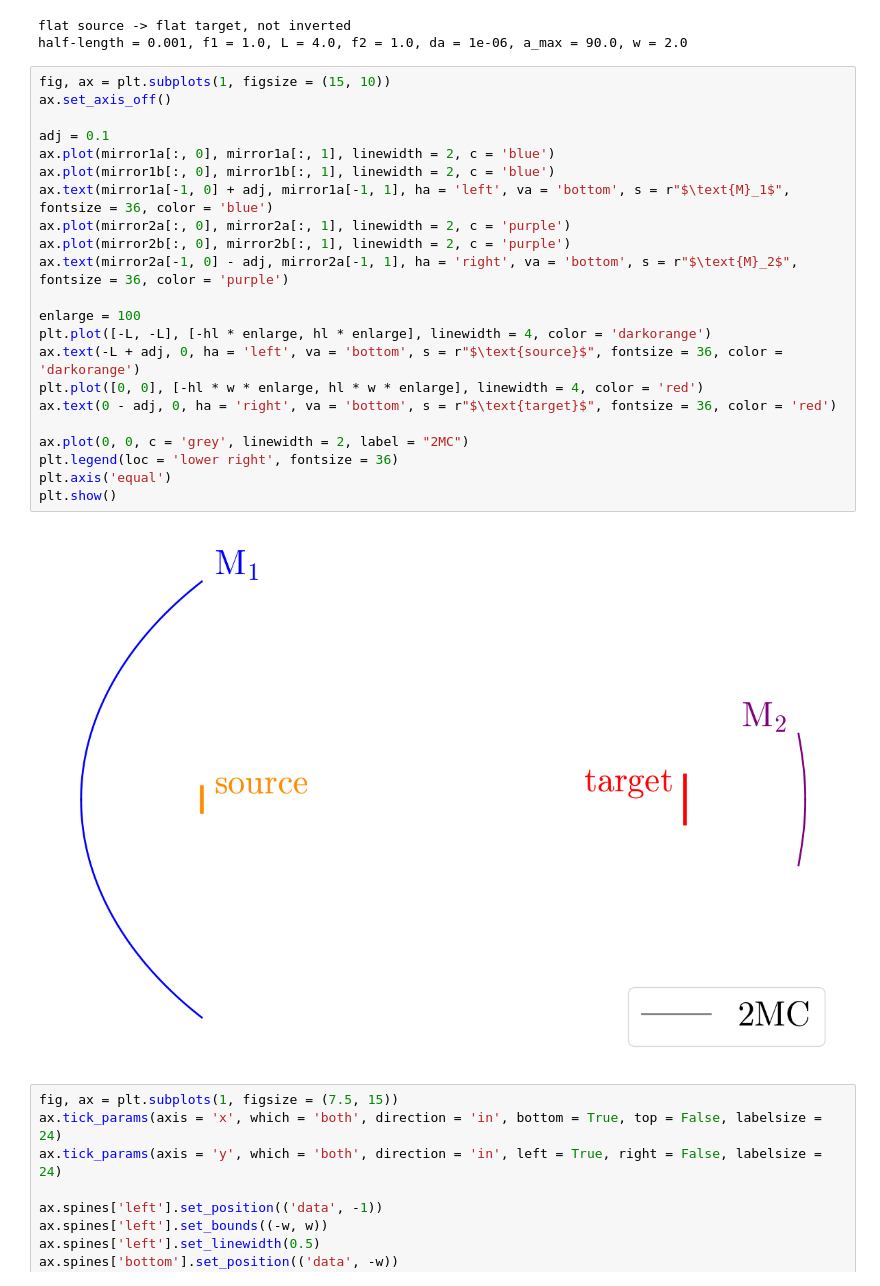
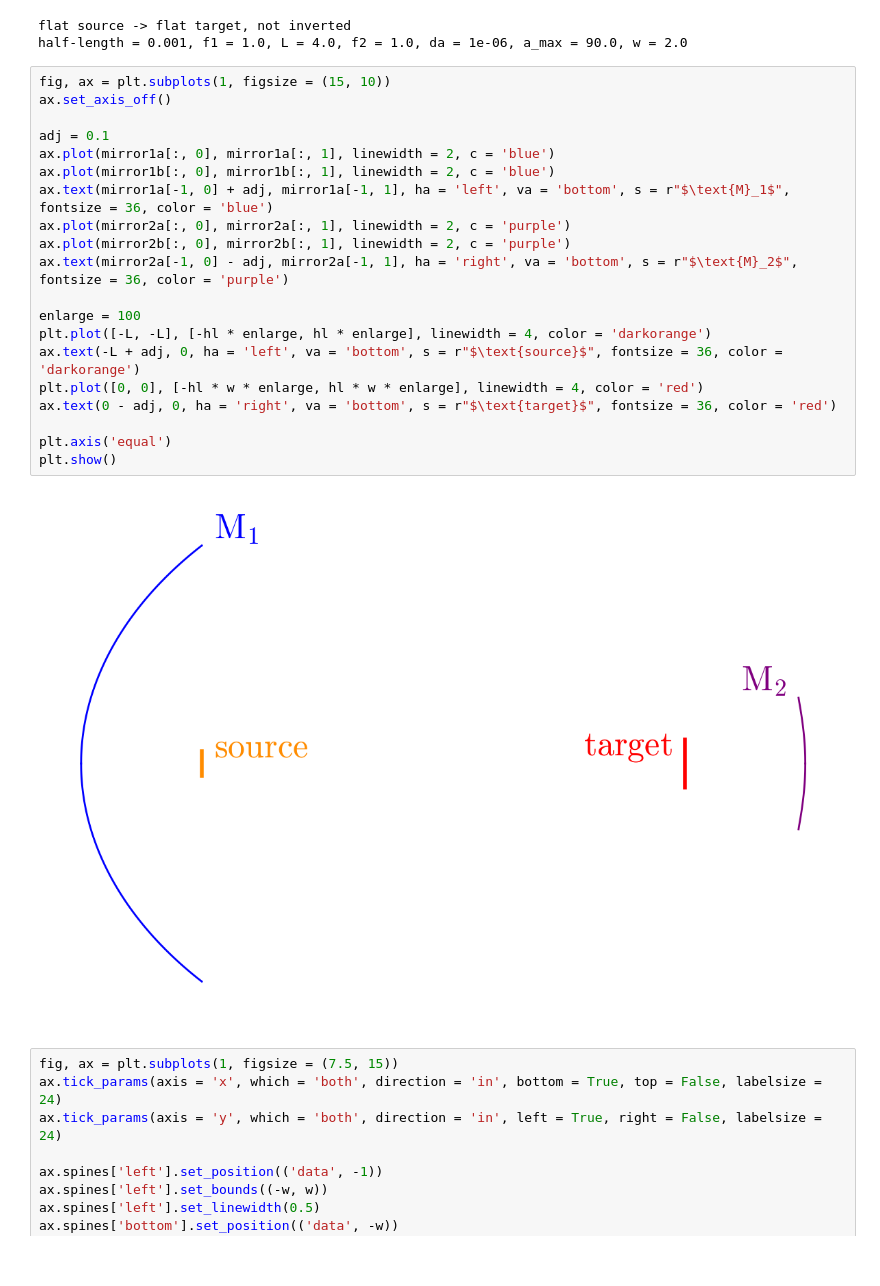
Before and after one commit to ssteinberg/solar_optical_concentrator, a Jupyter notebook: plotfin3.ipynb, the cells around one changed output. Cells and saved outputs as stored; diff of their text form.

```diff
--- a/plotfin3.ipynb
+++ b/plotfin3.ipynb
@@ -30,27 +30,25 @@ half-length = 0.001, f1 = 1.0, L = 4.0, f2 = 1.0, da = 1e-06, a_max = 90.0, w =
 # %%
 fig, ax = plt.subplots(1, figsize = (15, 10))
 ax.set_axis_off()
 
 adj = 0.1
 ax.plot(mirror1a[:, 0], mirror1a[:, 1], linewidth = 2, c = 'blue')
 ax.plot(mirror1b[:, 0], mirror1b[:, 1], linewidth = 2, c = 'blue')
 ax.text(mirror1a[-1, 0] + adj, mirror1a[-1, 1], ha = 'left', va = 'bottom', s = r"$\text{M}_1$", fontsize = 36, color = 'blue')
 ax.plot(mirror2a[:, 0], mirror2a[:, 1], linewidth = 2, c = 'purple')
 ax.plot(mirror2b[:, 0], mirror2b[:, 1], linewidth = 2, c = 'purple')
 ax.text(mirror2a[-1, 0] - adj, mirror2a[-1, 1], ha = 'right', va = 'bottom', s = r"$\text{M}_2$", fontsize = 36, color = 'purple')
 
 enlarge = 100
 plt.plot([-L, -L], [-hl * enlarge, hl * enlarge], linewidth = 4, color = 'darkorange')
 ax.text(-L + adj, 0, ha = 'left', va = 'bottom', s = r"$\text{source}$", fontsize = 36, color = 'darkorange')
 plt.plot([0, 0], [-hl * w * enlarge, hl * w * enlarge], linewidth = 4, color = 'red')
 ax.text(0 - adj, 0, ha = 'right', va = 'bottom', s = r"$\text{target}$", fontsize = 36, color = 'red')
 
-ax.plot(0, 0, c = 'grey', linewidth = 2, label = "2MC")
-plt.legend(loc = 'lower right', fontsize = 36)
 plt.axis('equal')
 plt.show()
 # %% [output]
-[figure, old version]
+[figure, new version]
 # %%
 fig, ax = plt.subplots(1, figsize = (7.5, 15))
 ax.tick_params(axis = 'x', which = 'both', direction = 'in', bottom = True, top = False, labelsize = 24)
```
Also changed, not shown: 5 other files.
